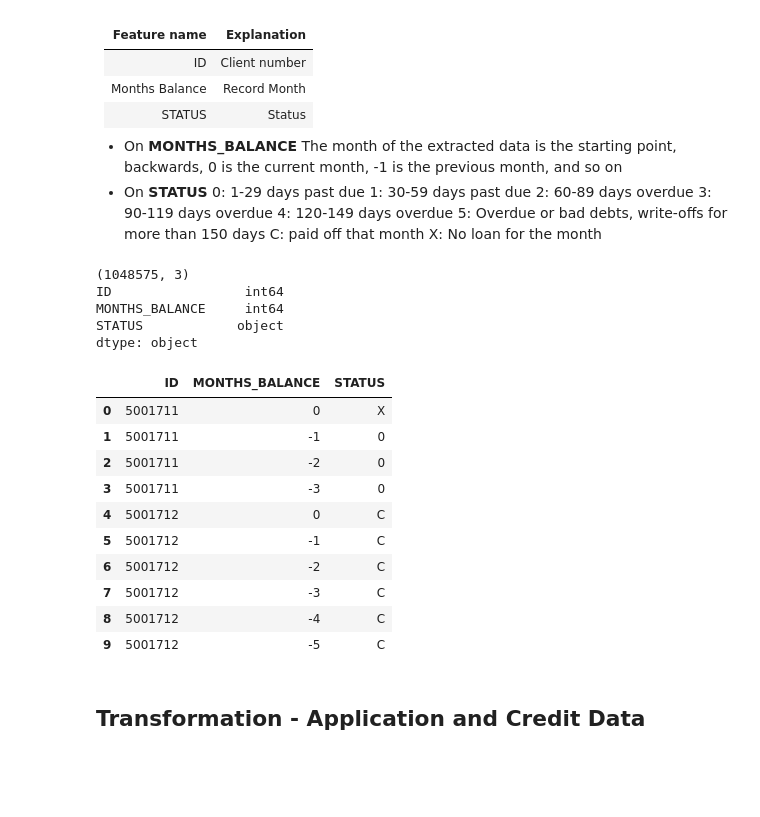
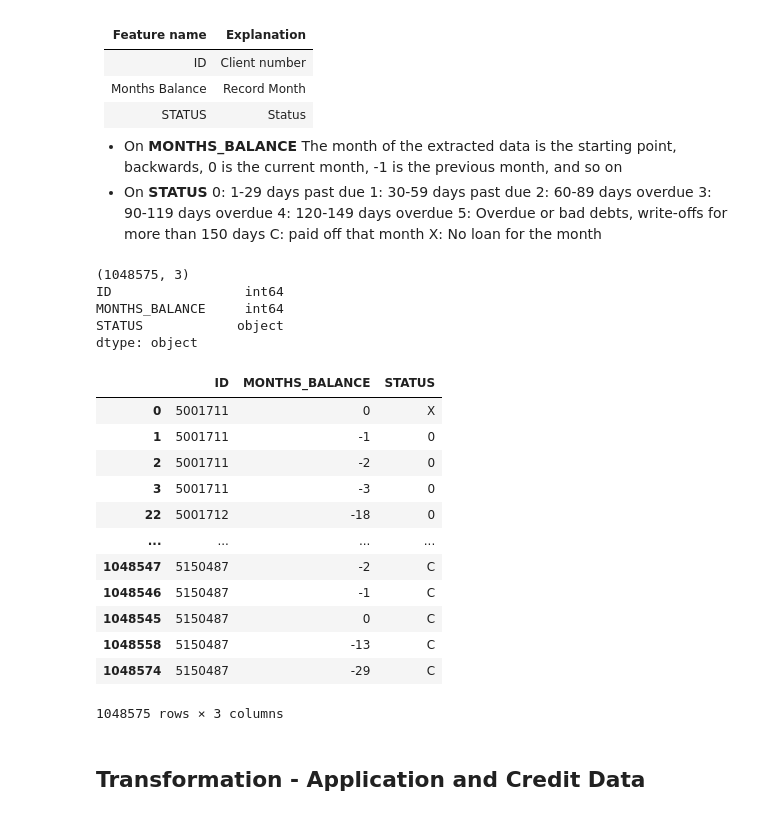
Before and after one commit to IliadisVictor/Credit-Card-Approval-Predictions, a Jupyter notebook: Notebook.ipynb, the cells around one changed output. Saved outputs shown, nothing was run; the diff lists cells and outputs as text; code cells hidden in the pictures; blank space fills up the shorter version.

```diff
--- a/Notebook.ipynb
+++ b/Notebook.ipynb
@@ -112,25 +110,27 @@ The month of the extracted data is the starting point, backwards, 0 is the curre
 # %%
 print(CreditDF.shape)
 print(CreditDF.dtypes)
-CreditDF.head(10)
+CreditDF.sort_values(by=['ID'])
 # No problem here either for data types .
 # %% [output]
 (1048575, 3)
 ID                 int64
 MONTHS_BALANCE     int64
 STATUS            object
 dtype: object
 |  | ID | MONTHS_BALANCE | STATUS |
 | 0 | 5001711 | 0 | X |
 | 1 | 5001711 | -1 | 0 |
 | 2 | 5001711 | -2 | 0 |
 | 3 | 5001711 | -3 | 0 |
-| 4 | 5001712 | 0 | C |
-| 5 | 5001712 | -1 | C |
-| 6 | 5001712 | -2 | C |
-| 7 | 5001712 | -3 | C |
-| 8 | 5001712 | -4 | C |
-| 9 | 5001712 | -5 | C |
+| 22 | 5001712 | -18 | 0 |
+| ... | ... | ... | ... |
+| 1048547 | 5150487 | -2 | C |
+| 1048546 | 5150487 | -1 | C |
+| 1048545 | 5150487 | 0 | C |
+| 1048558 | 5150487 | -13 | C |
+| 1048574 | 5150487 | -29 | C |
+1048575 rows × 3 columns
 # %% [markdown]
 ## Transformation - Application and Credit Data
 # %% [markdown]
```
Also changed, not shown: parts of 14 cells of this notebook, 5 other files.
